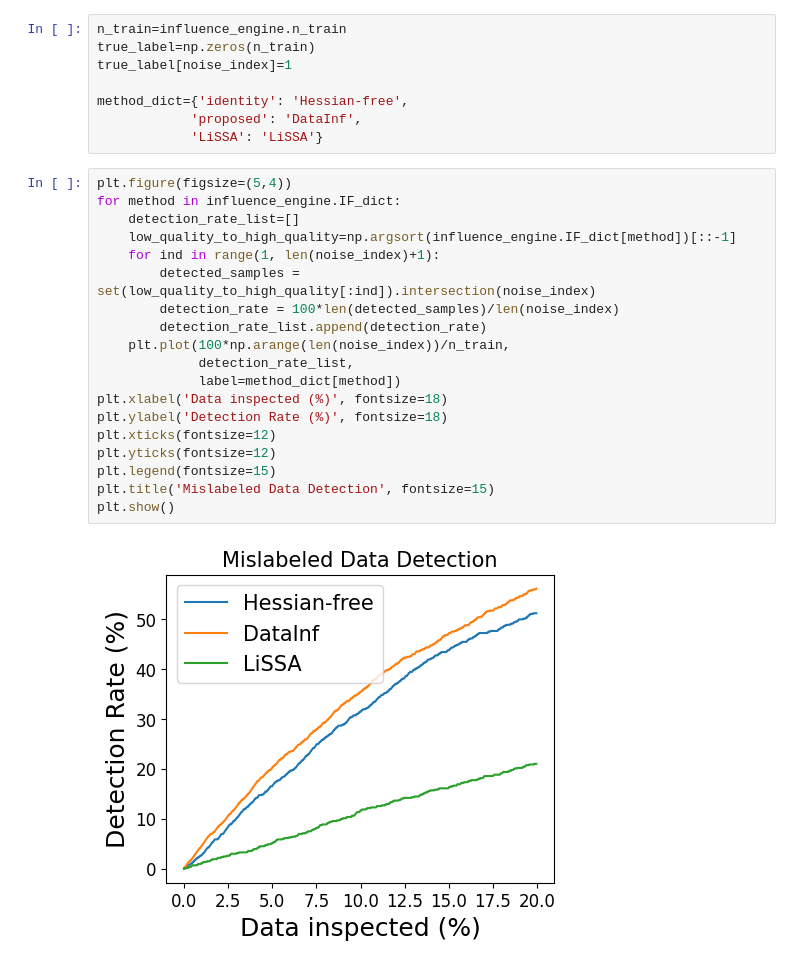
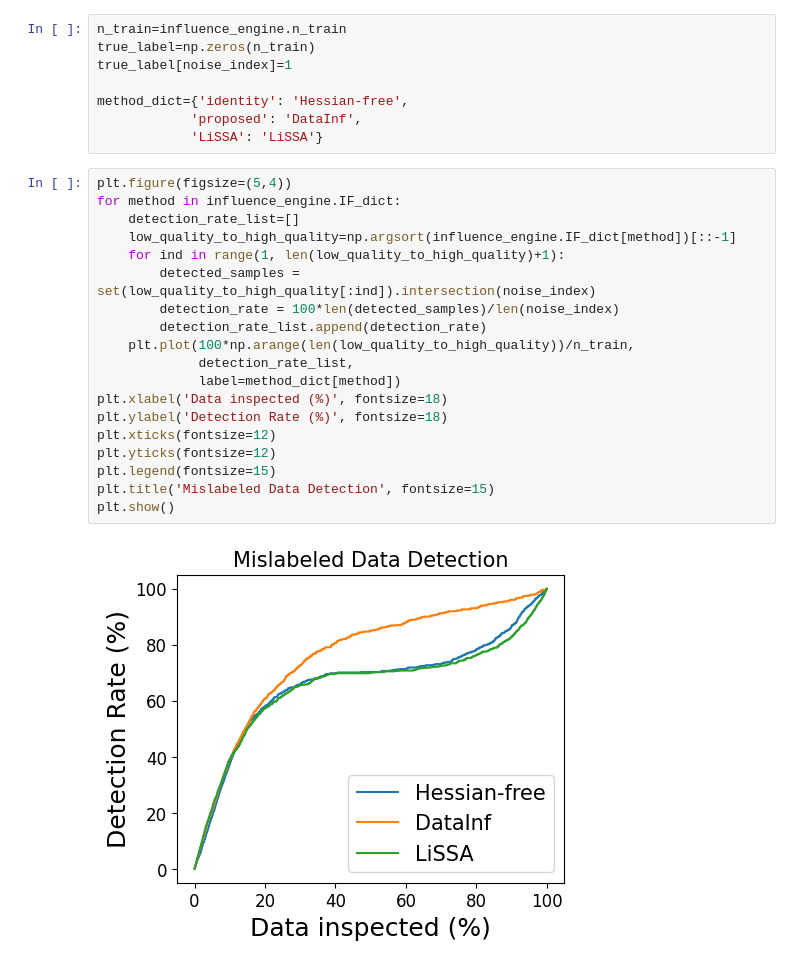
Before and after one commit to ykwon0407/DataInf, a Jupyter notebook: notebooks/Mislabeled_Data_Detection-RoBERTa-MRPC.ipynb, the cells around one changed output. Cells and saved outputs as stored; diff of their text form.

```diff
--- a/notebooks/Mislabeled_Data_Detection-RoBERTa-MRPC.ipynb
+++ b/notebooks/Mislabeled_Data_Detection-RoBERTa-MRPC.ipynb
@@ -116,21 +115,21 @@ method_dict={'identity': 'Hessian-free',
 # %%
 plt.figure(figsize=(5,4))
 for method in influence_engine.IF_dict:
     detection_rate_list=[]
     low_quality_to_high_quality=np.argsort(influence_engine.IF_dict[method])[::-1]
-    for ind in range(1, len(noise_index)+1):
+    for ind in range(1, len(low_quality_to_high_quality)+1):
         detected_samples = set(low_quality_to_high_quality[:ind]).intersection(noise_index)
         detection_rate = 100*len(detected_samples)/len(noise_index)
         detection_rate_list.append(detection_rate)
-    plt.plot(100*np.arange(len(noise_index))/n_train,
+    plt.plot(100*np.arange(len(low_quality_to_high_quality))/n_train,
              detection_rate_list,
              label=method_dict[method])
 plt.xlabel('Data inspected (%)', fontsize=18)
 plt.ylabel('Detection Rate (%)', fontsize=18)
 plt.xticks(fontsize=12)
 plt.yticks(fontsize=12)
 plt.legend(fontsize=15)
 plt.title('Mislabeled Data Detection', fontsize=15)
 plt.show()
 # %% [output]
-[figure, old version]
+[figure, new version]
```
Also changed, not shown: parts of 5 cells of this notebook, 2 other files.
